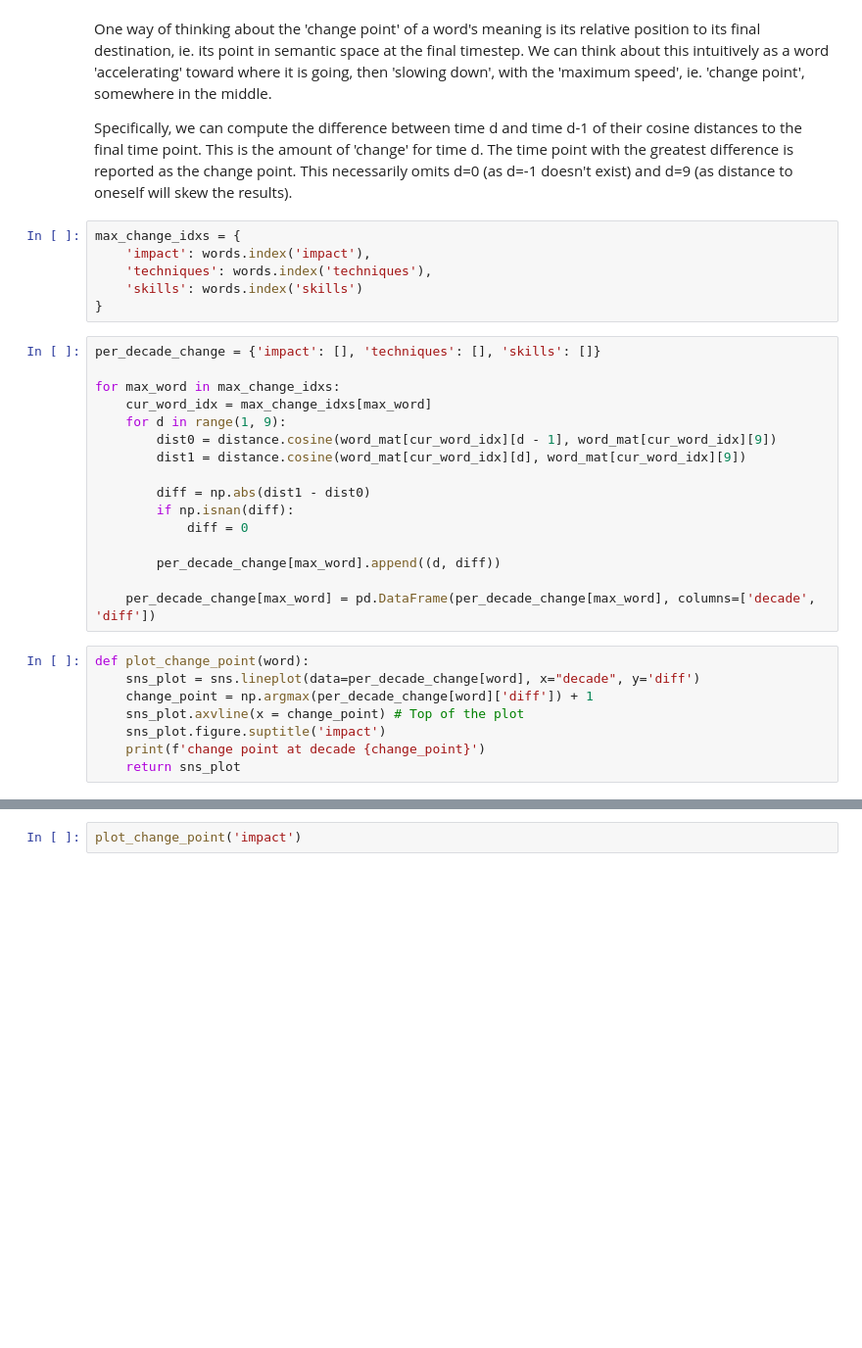
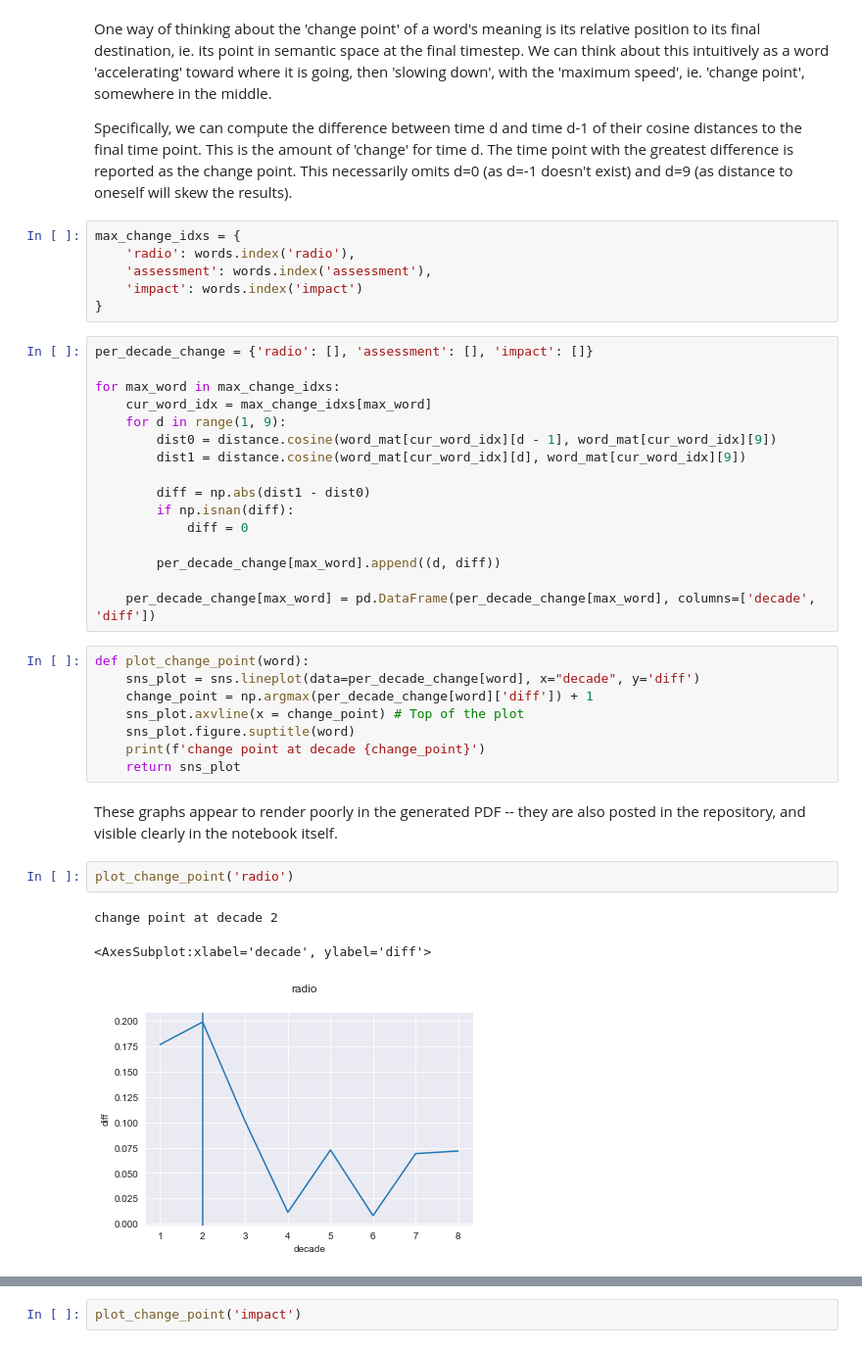
Before and after one commit to an-k45/CSC2611-lab, a Jupyter notebook: CSC2611 lab.ipynb, the cells around one changed output, grey strips where cells are left out. Shown: that part at 98% size. Cells and saved outputs as stored; diff of their text form; blank space fills up the shorter version.

```diff
--- a/CSC2611 lab.ipynb
+++ b/CSC2611 lab.ipynb
@@ -723,14 +729,14 @@ Using the knn method, we find the three highest changing words are: 'impact', 't
 One way of thinking about the 'change point' of a word's meaning is its relative position to its final destination, ie. its point in semantic space at the final timestep. We can think about this intuitively as a word 'accelerating' toward where it is going, then 'slowing down', with the 'maximum speed', ie. 'change point', somewhere in the middle.
 
 Specifically, we can compute the difference between time d and time d-1 of their cosine distances to the final time point. This is the amount of 'change' for time d. The time point with the greatest difference is reported as the change point. This necessarily omits d=0 (as d=-1 doesn't exist) and d=9 (as distance to oneself will skew the results).
-# %%
-max_change_idxs = {
-    'impact': words.index('impact'),
-    'techniques': words.index('techniques'),
-    'skills': words.index('skills')
-}
+# %%
+max_change_idxs = {
+    'radio': words.index('radio'),
+    'assessment': words.index('assessment'),
+    'impact': words.index('impact')
+}
 # %%
-per_decade_change = {'impact': [], 'techniques': [], 'skills': []}
+per_decade_change = {'radio': [], 'assessment': [], 'impact': []}
 
 for max_word in max_change_idxs:
     cur_word_idx = max_change_idxs[max_word]
@@ -750,6 +756,14 @@ def plot_change_point(word):
     sns_plot = sns.lineplot(data=per_decade_change[word], x="decade", y='diff')
     change_point = np.argmax(per_decade_change[word]['diff']) + 1
     sns_plot.axvline(x = change_point) # Top of the plot
-    sns_plot.figure.suptitle('impact')
+    sns_plot.figure.suptitle(word)
     print(f'change point at decade {change_point}')
     return sns_plot
+# %% [markdown]
+These graphs appear to render poorly in the generated PDF -- they are also posted in the repository, and visible clearly in the notebook itself.
+# %%
+plot_change_point('radio')
+# %% [output]
+change point at decade 2
+<AxesSubplot:xlabel='decade', ylabel='diff'>
+[figure, added]
```
Also changed, not shown: parts of 11 cells of this notebook, 3 other files.
